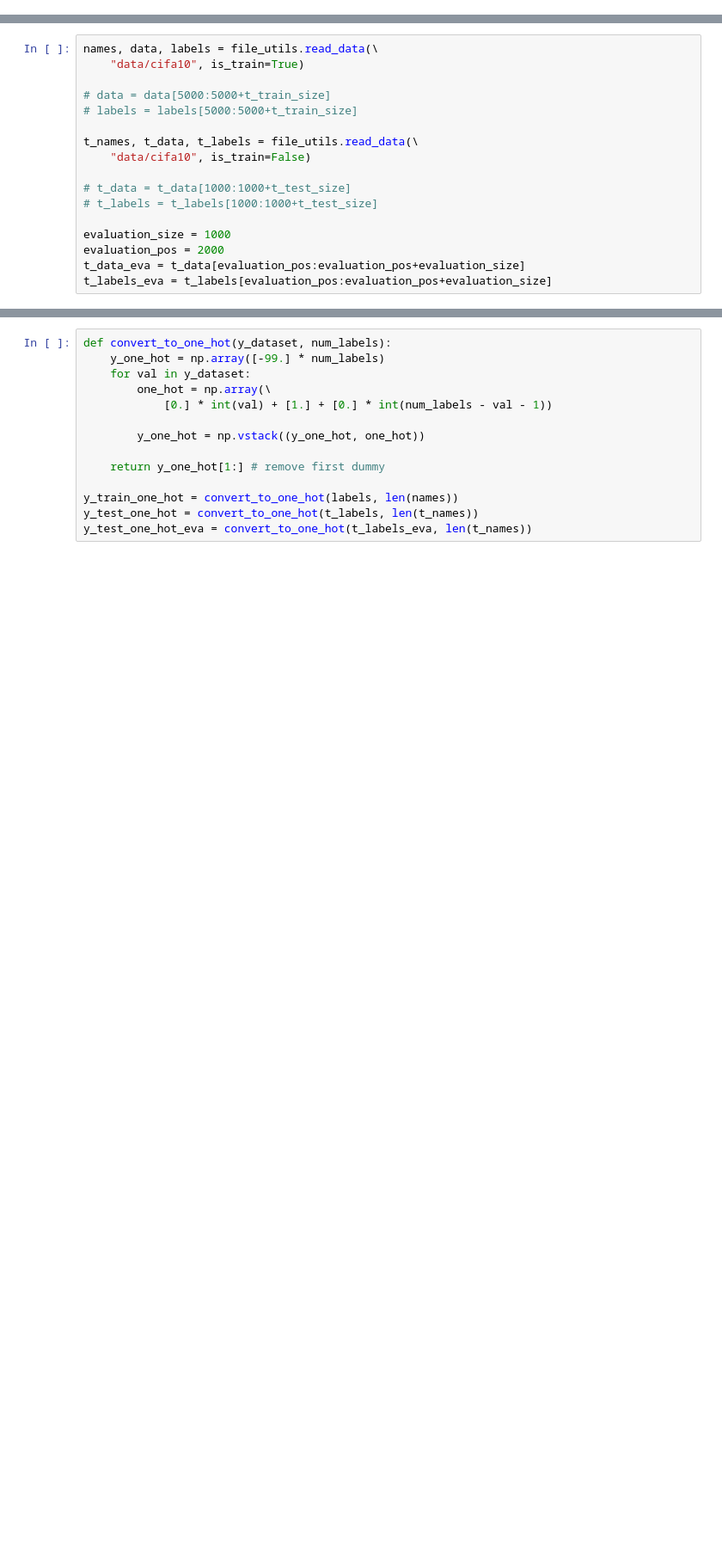
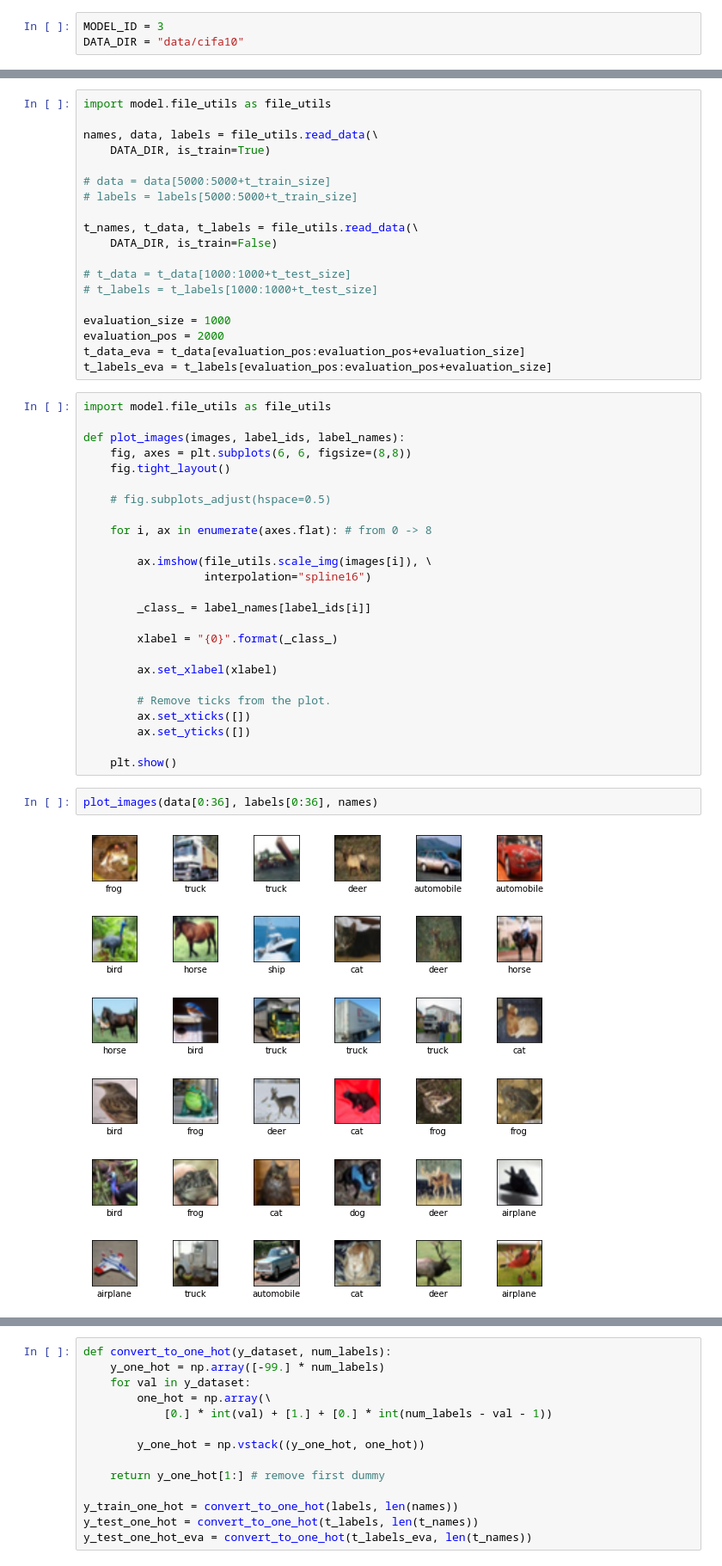
Before and after one commit to Howard-O-Neil/object-detection, a Jupyter notebook: main.ipynb, the cells around one changed output, grey strips where cells are left out. Shown at 86% size. Saved outputs shown, nothing was run; the diff lists cells and outputs as text; blank space fills up the shorter version.

```diff
--- a/main.ipynb
+++ b/main.ipynb
@@ -12,0 +22,3 @@ MODEL_ID = 3
+# %%
+MODEL_ID = 3
+DATA_DIR = "data/cifa10"
@@ -13,12 +27,14 @@ MODEL_ID = 3
 # %%
+import model.file_utils as file_utils
+
 names, data, labels = file_utils.read_data(\
-    "data/cifa10", is_train=True)
+    DATA_DIR, is_train=True)
 
 # data = data[5000:5000+t_train_size]
 # labels = labels[5000:5000+t_train_size]
 
 t_names, t_data, t_labels = file_utils.read_data(\
-    "data/cifa10", is_train=False)
+    DATA_DIR, is_train=False)
 
 # t_data = t_data[1000:1000+t_test_size]
 # t_labels = t_labels[1000:1000+t_test_size]
@@ -27,3 +43,32 @@ evaluation_size = 1000
 evaluation_pos = 2000
 t_data_eva = t_data[evaluation_pos:evaluation_pos+evaluation_size]
 t_labels_eva = t_labels[evaluation_pos:evaluation_pos+evaluation_size]
+# %%
+import model.file_utils as file_utils
+
+def plot_images(images, label_ids, label_names):
+    fig, axes = plt.subplots(6, 6, figsize=(8,8))
+    fig.tight_layout()
+
+    # fig.subplots_adjust(hspace=0.5)
+
+    for i, ax in enumerate(axes.flat): # from 0 -> 8
+
+        ax.imshow(file_utils.scale_img(images[i]), \
+                  interpolation="spline16")
+
+        _class_ = label_names[label_ids[i]]
+
+        xlabel = "{0}".format(_class_)
+
+        ax.set_xlabel(xlabel)
+
+        # Remove ticks from the plot.
+        ax.set_xticks([])
+        ax.set_yticks([])
+
+    plt.show()
+# %%
+plot_images(data[0:36], labels[0:36], names)
+# %% [output]
+[figure, added]
```
Also changed, not shown: parts of 11 cells of this notebook.
